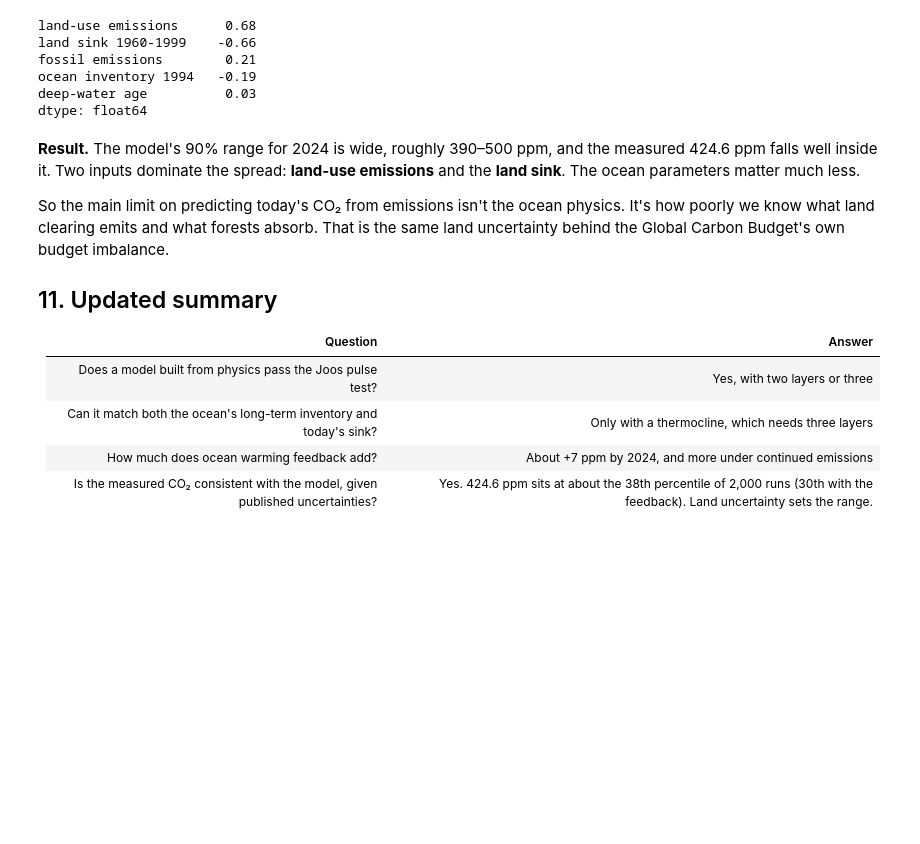
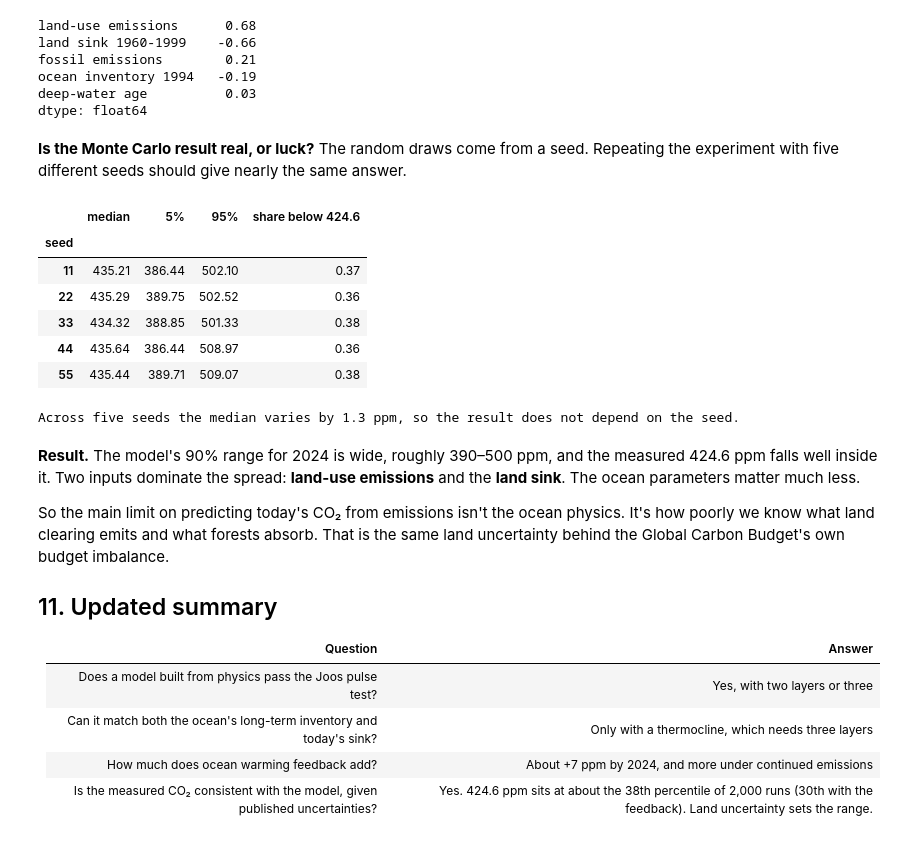
Before and after one commit to kmurugan123/co2-irf-model, a Jupyter notebook: box_model/carbon_box_model.ipynb, the cells around one changed output. Cells and saved outputs as stored; diff of their text form; code cells hidden in the pictures; blank space fills up the shorter version.

Commit message:
Journal update (Nov 12); random seeds, validity checks, results and explainer

```diff
--- a/box_model/carbon_box_model.ipynb
+++ b/box_model/carbon_box_model.ipynb
@@ -395,6 +395,27 @@ fossil emissions        0.21
 ocean inventory 1994   -0.19
 deep-water age          0.03
 dtype: float64
+# %% [markdown]
+**Is the Monte Carlo result real, or luck?** The random draws come from a seed. Repeating the experiment with five different seeds should give nearly the same answer.
+# %%
+rep = []
+for seed in [11, 22, 33, 44, 55]:
+    r_s, _ = monte_carlo(2000, seed=seed)
+    v = summarise(r_s)["ppm_2024"]
+    lo, mid, hi = interval(v)
+    rep.append({"seed": seed, "median": mid, "5%": lo, "95%": hi, "share below 424.6": (v < 424.61).mean()})
+rep = pd.DataFrame(rep).set_index("seed")
+display(rep.round(2))
+print(f"Across five seeds the median varies by {rep['median'].max() - rep['median'].min():.1f} ppm, so the result does not depend on the seed.")
+# %% [output]
+|  | median | 5% | 95% | share below 424.6 |
+| seed |  |  |  |  |
+| 11 | 435.21 | 386.44 | 502.10 | 0.37 |
+| 22 | 435.29 | 389.75 | 502.52 | 0.36 |
+| 33 | 434.32 | 388.85 | 501.33 | 0.38 |
+| 44 | 435.64 | 386.44 | 508.97 | 0.36 |
+| 55 | 435.44 | 389.71 | 509.07 | 0.38 |
+Across five seeds the median varies by 1.3 ppm, so the result does not depend on the seed.
 # %% [markdown]
 **Result.** The model's 90% range for 2024 is wide, roughly 390–500 ppm, and the measured 424.6 ppm falls well inside it. Two inputs dominate the spread: **land-use emissions** and the **land sink**. The ocean parameters matter much less.
 
```
Also changed, not shown: 5 other files.
